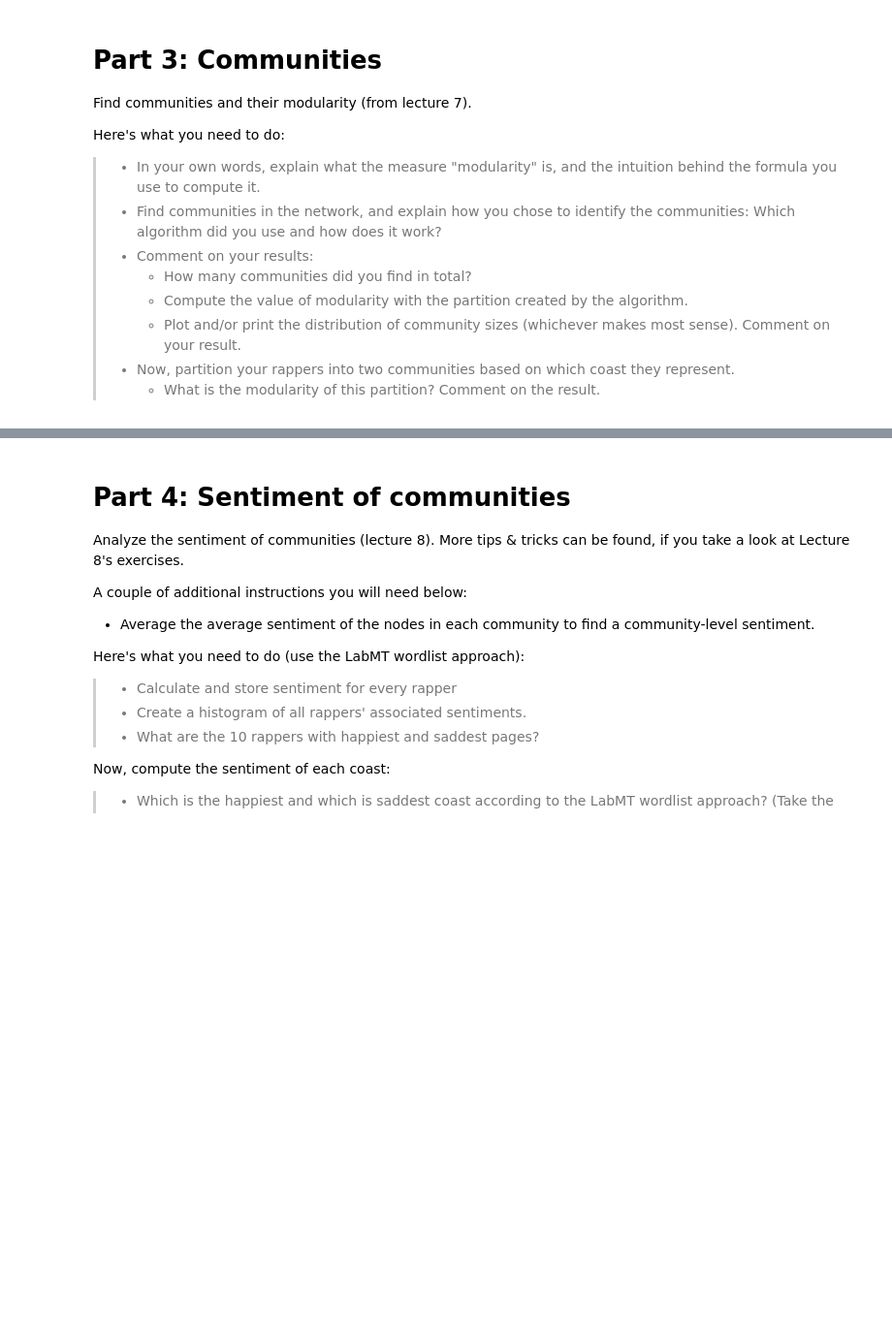
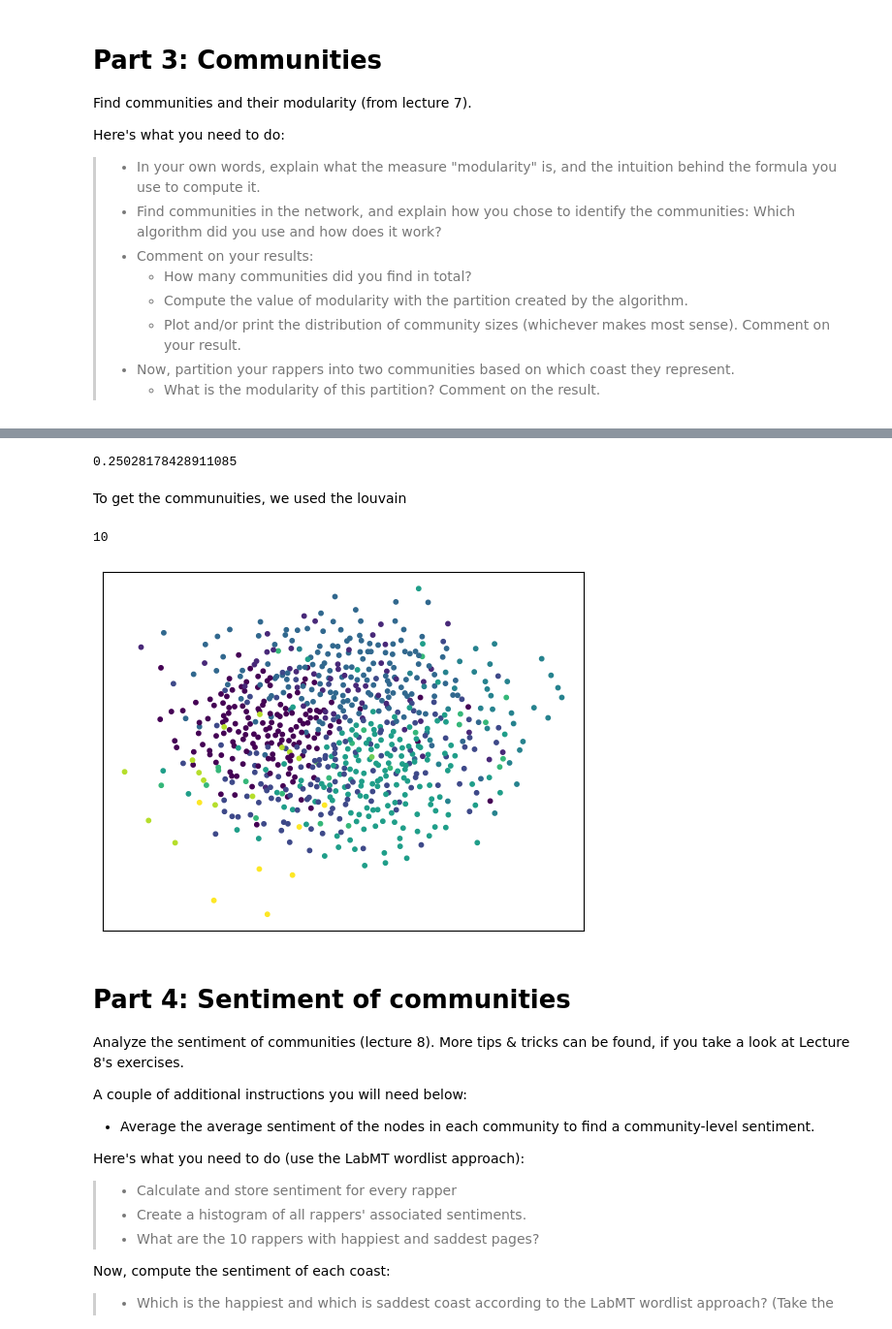
Before and after one commit to andste97/socialgraphs2023f-project, a Jupyter notebook: assignments/Assignment2.ipynb, the cells around one changed output, grey strips where cells are left out. Shown at 97% size. Saved outputs shown, nothing was run; the diff lists cells and outputs as text; code cells hidden in the pictures; blank space fills up the shorter version.

```diff
--- a/assignments/Assignment2.ipynb
+++ b/assignments/Assignment2.ipynb
@@ -230,3 +465,48 @@ Here's what you need to do:
+# %%
+# getting east and west rapper names.
+
+coast = nx.get_node_attributes(G, "coast")
+nodes_east = [node for node in G.nodes if coast[node] == "east"]
+nodes_west = [node for node in G.nodes if coast[node] == "west"]
+
+# according to documentation community.modularity uses the same formula described above
+print(nx.community.modularity(G, [set(nodes_east), set(nodes_west)]))
+# %% [output]
+0.25028178428911085
+# %% [markdown]
+To get the communuities, we used the louvain
+# %%
+import community
+
+def get_louvain_communities(graph):
+    partition = community.best_partition(graph)
+    partitions_set = set(partition.values())
+    communities = [set() for i in range(0, len(partitions_set))]
+    for key, value in partition.items():
+        communities[value].add(key)
+
+    return communities
+
+len(get_louvain_communities(G))
+# %% [output]
+10
+# %%
+import matplotlib
+import matplotlib.pyplot as plt
+
+# compute the best partition
+partition = community.best_partition(G)
+
+# draw the graph
+pos = nx.kamada_kawai_layout(G)
+# color the nodes according to their partition
+cmap = matplotlib.colormaps.get_cmap('viridis')
+nx.draw_networkx_nodes(G, pos, partition.keys(), node_size=10,
+                       cmap=cmap, node_color=list(partition.values()))
+#nx.draw_networkx_edges(G, pos, alpha=0.5)
+plt.show()
+# %% [output]
+[figure, added]
 # %% [markdown]
 # Part 4: Sentiment of communities
 
```
Also changed, not shown: parts of 18 cells of this notebook, 3 other files.
